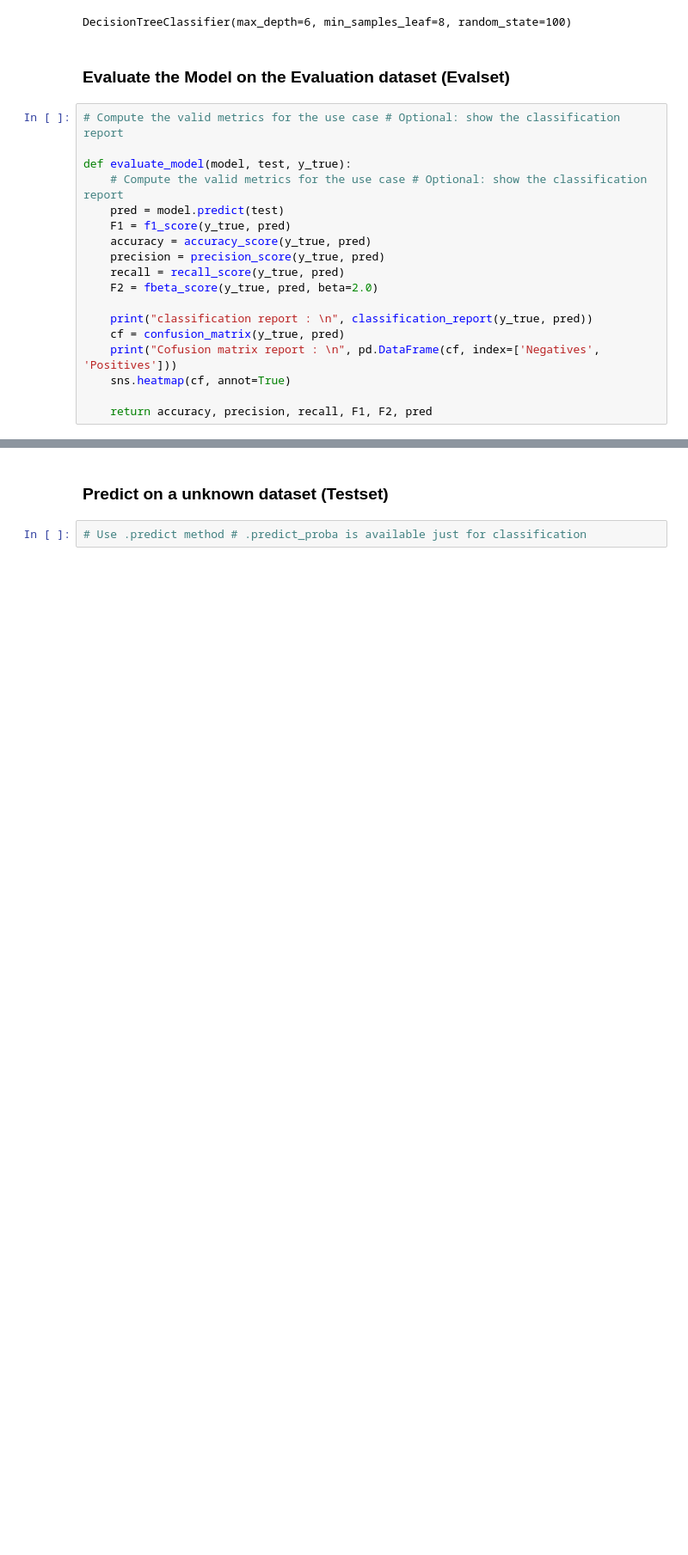
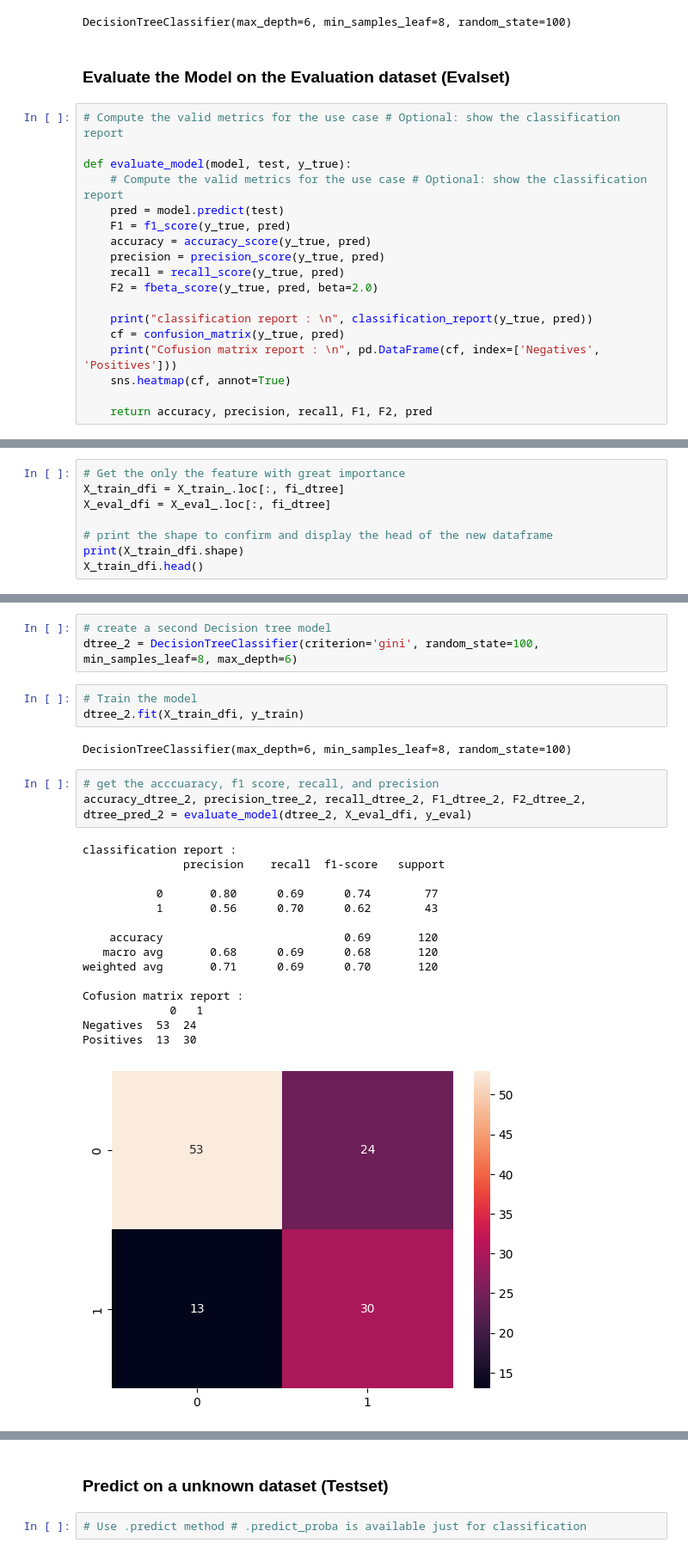
Before and after one commit to acheampongmaa/Sepsis-Prediction-Embedding-ML-into-a-Web-Application, a Jupyter notebook: dataset/Machine Learning Model.ipynb, the cells around one changed output, grey strips where cells are left out. Shown at 86% size. Saved outputs shown, nothing was run; the diff lists cells and outputs as text; blank space fills up the shorter version.

```diff
--- a/dataset/Machine Learning Model.ipynb
+++ b/dataset/Machine Learning Model.ipynb
@@ -704,0 +753,8 @@ def evaluate_model(model, test, y_true):
+# %%
+# Get the only the feature with great importance
+X_train_dfi = X_train_.loc[:, fi_dtree]
+X_eval_dfi = X_eval_.loc[:, fi_dtree]
+
+# print the shape to confirm and display the head of the new dataframe
+print(X_train_dfi.shape)
+X_train_dfi.head()
@@ -704,0 +769,27 @@ def evaluate_model(model, test, y_true):
+# %%
+# create a second Decision tree model
+dtree_2 = DecisionTreeClassifier(criterion='gini', random_state=100, min_samples_leaf=8, max_depth=6)
+# %%
+# Train the model
+dtree_2.fit(X_train_dfi, y_train)
+# %% [output]
+DecisionTreeClassifier(max_depth=6, min_samples_leaf=8, random_state=100)
+# %%
+# get the acccuaracy, f1 score, recall, and precision
+accuracy_dtree_2, precision_tree_2, recall_dtree_2, F1_dtree_2, F2_dtree_2, dtree_pred_2 = evaluate_model(dtree_2, X_eval_dfi, y_eval)
+# %% [output]
+classification report :
+               precision    recall  f1-score   support
+
+           0       0.80      0.69      0.74        77
+           1       0.56      0.70      0.62        43
+
+    accuracy                           0.69       120
+   macro avg       0.68      0.69      0.68       120
+weighted avg       0.71      0.69      0.70       120
+
+Cofusion matrix report :
+             0   1
+Negatives  53  24
+Positives  13  30
+[figure, added]
```
Also changed, not shown: parts of 58 cells of this notebook.
